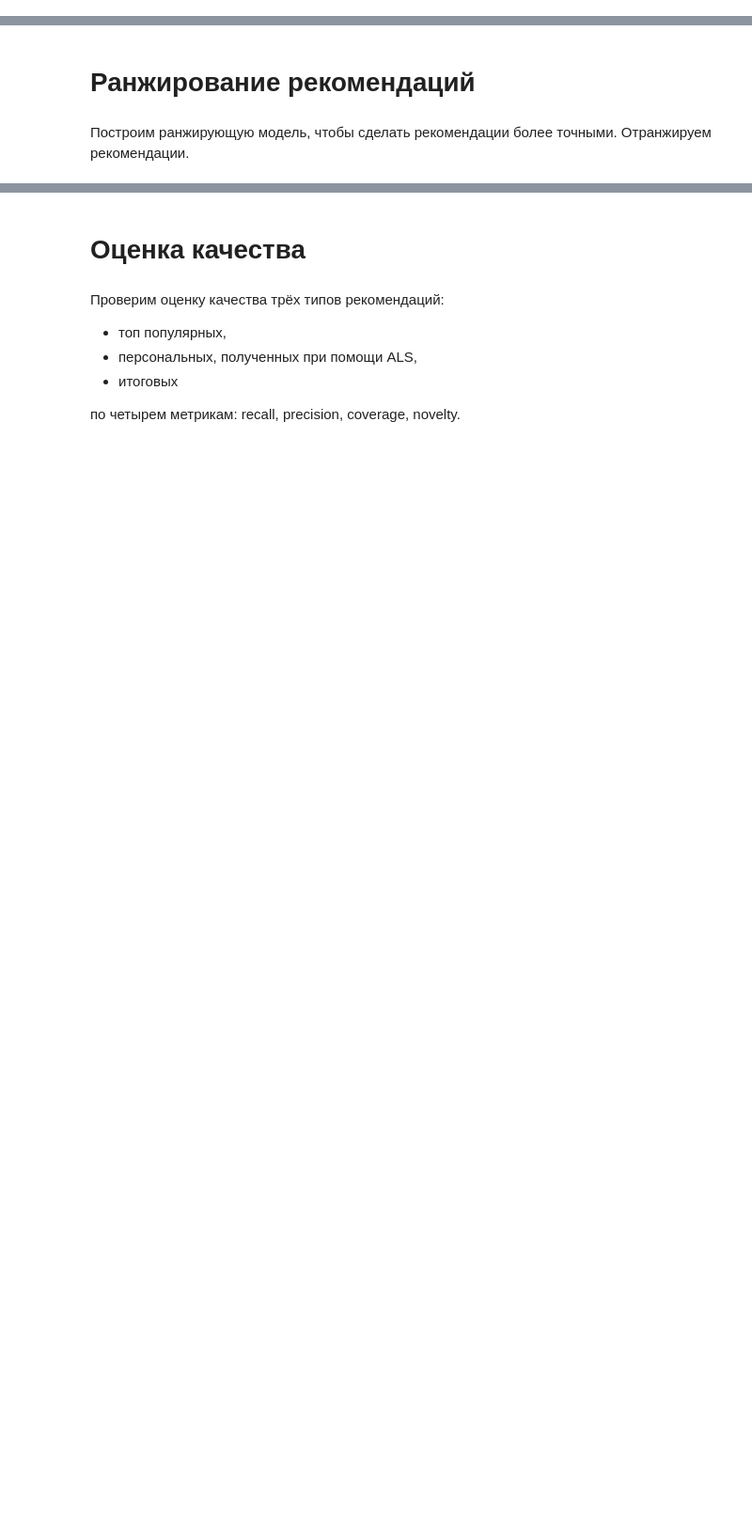
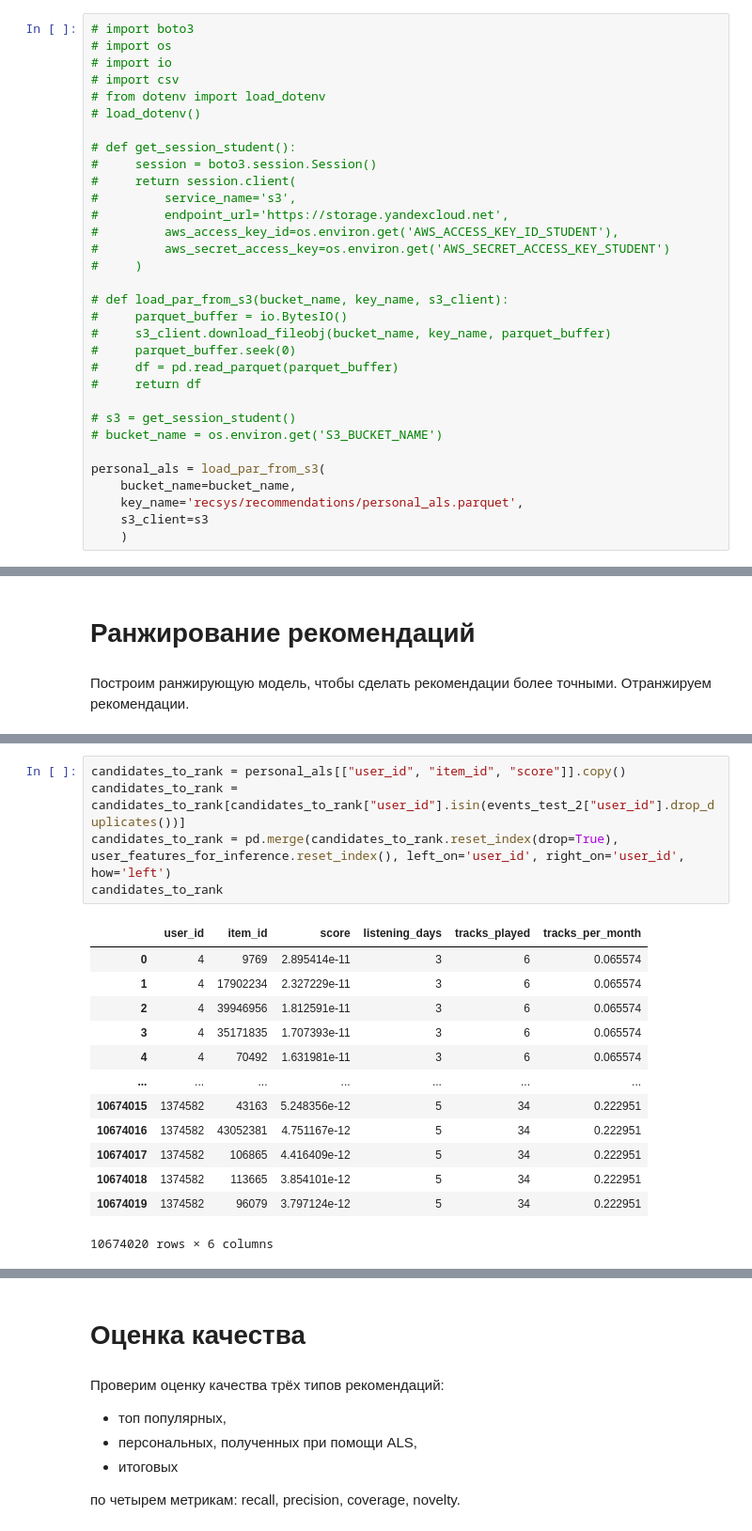
Before and after one commit to glebrwl/mle-recsys-project, a Jupyter notebook: recommendations.ipynb, the cells around one changed output, grey strips where cells are left out. Shown: that part at 94% size. Drawn from its saved outputs; the diff is of its cells as text; blank space fills up the shorter version.

```diff
--- a/recommendations.ipynb
+++ b/recommendations.ipynb
@@ -593,0 +996,32 @@ Uploaded recsys/data/top_popular.parquet to s3-student-mle-20240625-3348db98ef.
+# %%
+# import boto3
+# import os
+# import io
+# import csv
+# from dotenv import load_dotenv
+# load_dotenv()
+
+# def get_session_student():
+#     session = boto3.session.Session()
+#     return session.client(
+#         service_name='s3',
+#         endpoint_url='https://storage.yandexcloud.net',
+#         aws_access_key_id=os.environ.get('AWS_ACCESS_KEY_ID_STUDENT'),
+#         aws_secret_access_key=os.environ.get('AWS_SECRET_ACCESS_KEY_STUDENT')
+#     )
+
+# def load_par_from_s3(bucket_name, key_name, s3_client):
+#     parquet_buffer = io.BytesIO()
+#     s3_client.download_fileobj(bucket_name, key_name, parquet_buffer)
+#     parquet_buffer.seek(0)
+#     df = pd.read_parquet(parquet_buffer)
+#     return df
+
+# s3 = get_session_student()
+# bucket_name = os.environ.get('S3_BUCKET_NAME')
+
+personal_als = load_par_from_s3(
+    bucket_name=bucket_name,
+    key_name='recsys/recommendations/personal_als.parquet',
+    s3_client=s3
+    )
@@ -597,0 +1136,19 @@ Uploaded recsys/data/top_popular.parquet to s3-student-mle-20240625-3348db98ef.
+# %%
+candidates_to_rank = personal_als[["user_id", "item_id", "score"]].copy()
+candidates_to_rank = candidates_to_rank[candidates_to_rank["user_id"].isin(events_test_2["user_id"].drop_duplicates())]
+candidates_to_rank = pd.merge(candidates_to_rank.reset_index(drop=True), user_features_for_inference.reset_index(), left_on='user_id', right_on='user_id', how='left')
+candidates_to_rank
+# %% [output]
+|  | user_id | item_id | score | listening_days | tracks_played | tracks_per_month |
+| 0 | 4 | 9769 | 2.895414e-11 | 3 | 6 | 0.065574 |
+| 1 | 4 | 17902234 | 2.327229e-11 | 3 | 6 | 0.065574 |
+| 2 | 4 | 39946956 | 1.812591e-11 | 3 | 6 | 0.065574 |
+| 3 | 4 | 35171835 | 1.707393e-11 | 3 | 6 | 0.065574 |
+| 4 | 4 | 70492 | 1.631981e-11 | 3 | 6 | 0.065574 |
+| ... | ... | ... | ... | ... | ... | ... |
+| 10674015 | 1374582 | 43163 | 5.248356e-12 | 5 | 34 | 0.222951 |
+| 10674016 | 1374582 | 43052381 | 4.751167e-12 | 5 | 34 | 0.222951 |
+| 10674017 | 1374582 | 106865 | 4.416409e-12 | 5 | 34 | 0.222951 |
+| 10674018 | 1374582 | 113665 | 3.854101e-12 | 5 | 34 | 0.222951 |
+| 10674019 | 1374582 | 96079 | 3.797124e-12 | 5 | 34 | 0.222951 |
+10674020 rows × 6 columns
```
Also changed, not shown: parts of 60 cells of this notebook.
